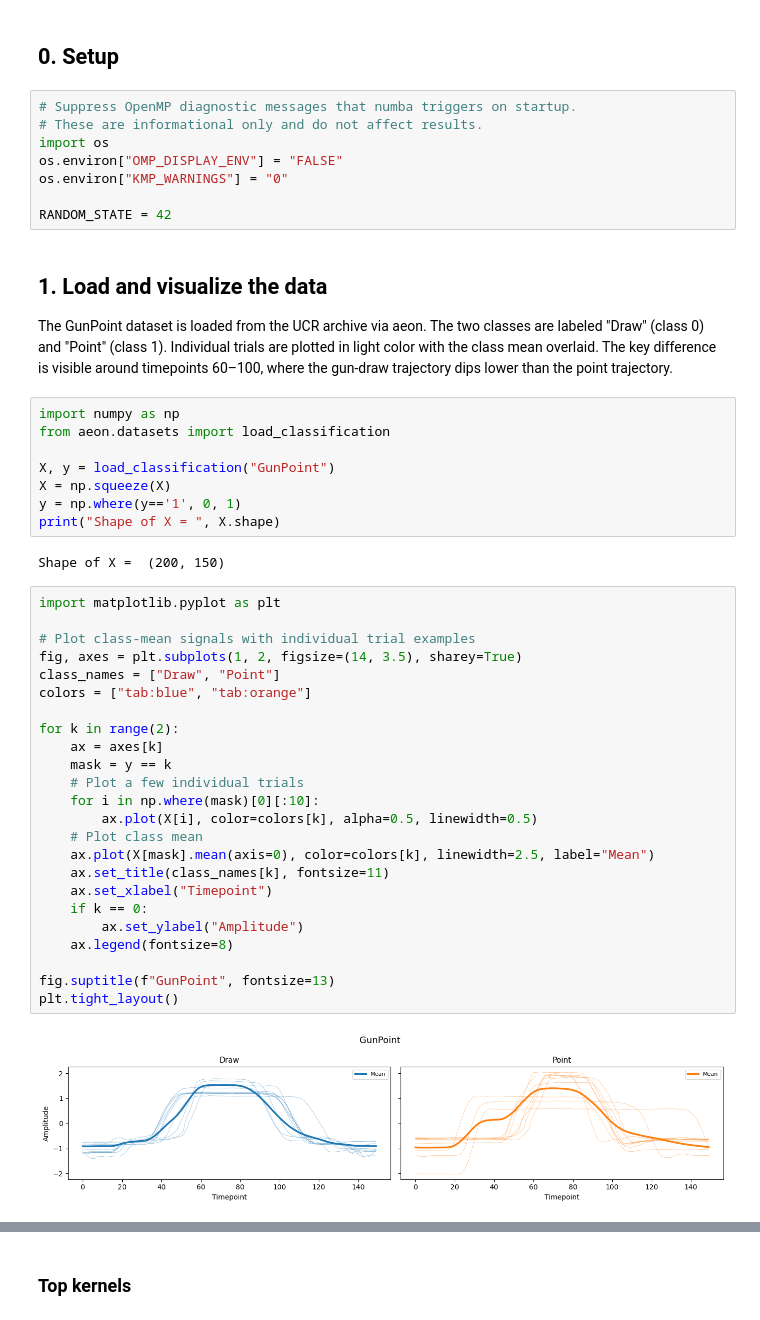
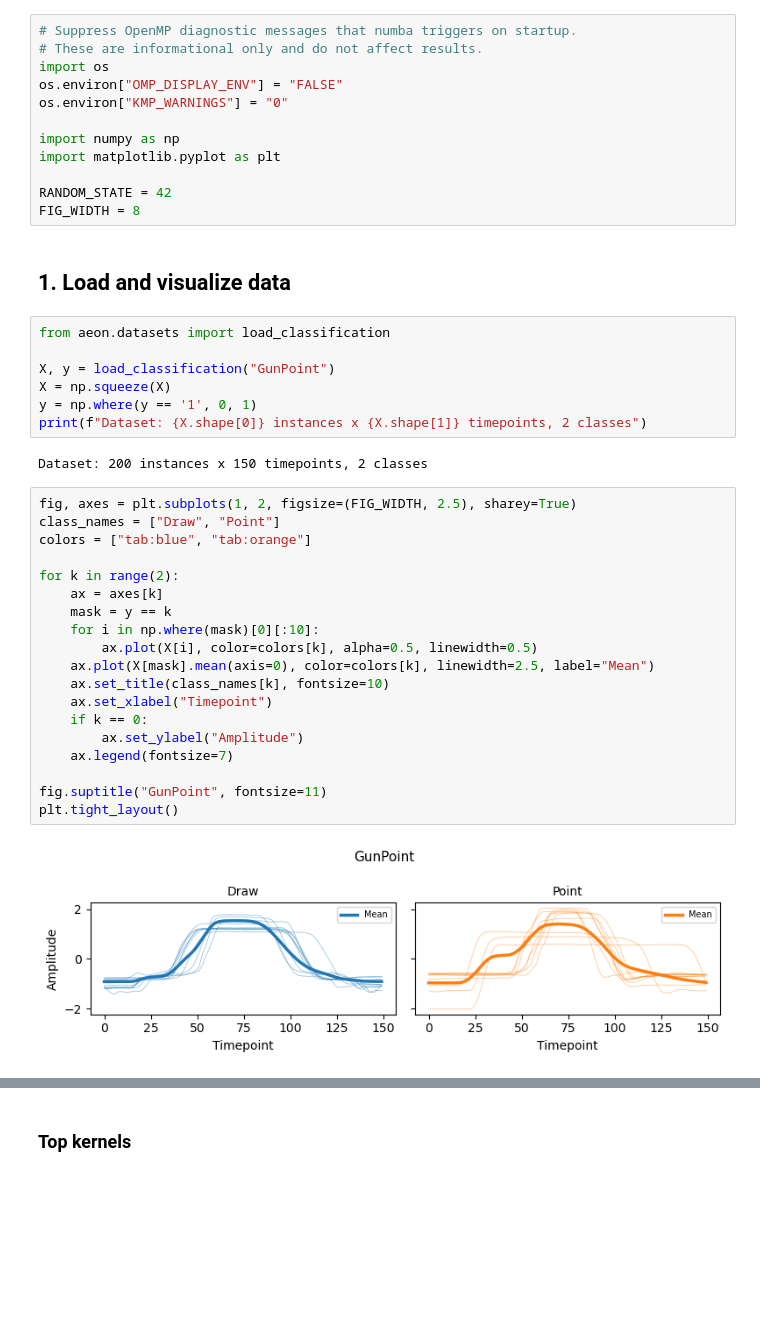
Before and after one commit to LaubachLab/i-rocket, a Jupyter notebook: examples/demo_GunPoint.ipynb, the cells around one changed output, grey strips where cells are left out. Drawn from its saved outputs; the diff is of its cells as text; blank space fills up the shorter version.

```diff
--- a/examples/demo_GunPoint.ipynb
+++ b/examples/demo_GunPoint.ipynb
@@ -19,5 +11,3 @@ notebook. You can install aeon following these instructions:**
-# %% [markdown]
-## 0. Setup
 # %%
 # Suppress OpenMP diagnostic messages that numba triggers on startup.
 # These are informational only and do not affect results.
@@ -25,49 +15,41 @@ import os
 os.environ["OMP_DISPLAY_ENV"] = "FALSE"
 os.environ["KMP_WARNINGS"] = "0"
 
+import numpy as np
+import matplotlib.pyplot as plt
+
 RANDOM_STATE = 42
+FIG_WIDTH = 8
-# %% [markdown]
-## 1. Load and visualize the data
-
-The GunPoint dataset is loaded from the UCR archive via aeon. The two
-classes are labeled "Draw" (class 0) and "Point" (class 1). Individual
-trials are plotted in light color with the class mean overlaid. The key
-difference is visible around timepoints 60–100, where the gun-draw
-trajectory dips lower than the point trajectory.
+# %% [markdown]
+## 1. Load and visualize data
 # %%
-import numpy as np
 from aeon.datasets import load_classification
 
 X, y = load_classification("GunPoint")
 X = np.squeeze(X)
-y = np.where(y=='1', 0, 1)
-print("Shape of X = ", X.shape)
+y = np.where(y == '1', 0, 1)
+print(f"Dataset: {X.shape[0]} instances x {X.shape[1]} timepoints, 2 classes")
 # %% [output]
-Shape of X =  (200, 150)
+Dataset: 200 instances x 150 timepoints, 2 classes
 # %%
-import matplotlib.pyplot as plt
-
-# Plot class-mean signals with individual trial examples
-fig, axes = plt.subplots(1, 2, figsize=(14, 3.5), sharey=True)
+fig, axes = plt.subplots(1, 2, figsize=(FIG_WIDTH, 2.5), sharey=True)
 class_names = ["Draw", "Point"]
 colors = ["tab:blue", "tab:orange"]
 
 for k in range(2):
     ax = axes[k]
     mask = y == k
-    # Plot a few individual trials
     for i in np.where(mask)[0][:10]:
         ax.plot(X[i], color=colors[k], alpha=0.5, linewidth=0.5)
-    # Plot class mean
     ax.plot(X[mask].mean(axis=0), color=colors[k], linewidth=2.5, label="Mean")
-    ax.set_title(class_names[k], fontsize=11)
+    ax.set_title(class_names[k], fontsize=10)
     ax.set_xlabel("Timepoint")
     if k == 0:
         ax.set_ylabel("Amplitude")
-    ax.legend(fontsize=8)
+    ax.legend(fontsize=7)
 
-fig.suptitle(f"GunPoint", fontsize=13)
+fig.suptitle("GunPoint", fontsize=11)
 plt.tight_layout()
 # %% [output]
-[figure, old version]
+[figure, new version]
 # %% [markdown]
```
Also changed, not shown: parts of 44 cells of this notebook, 1 other file.
